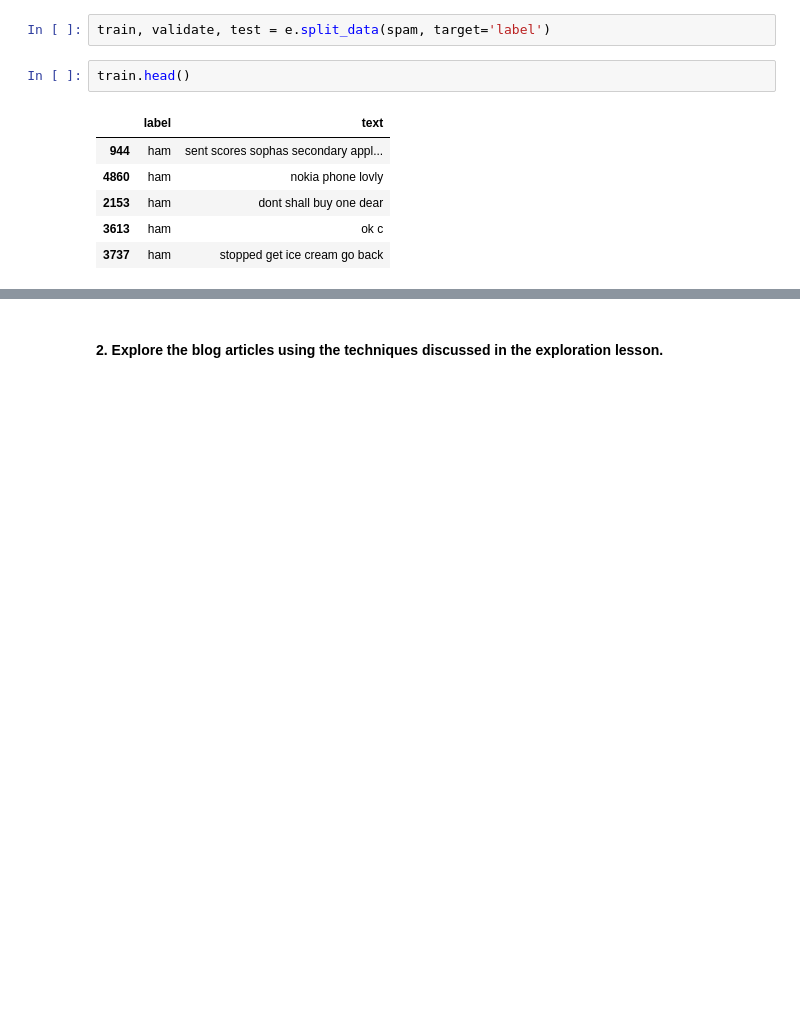
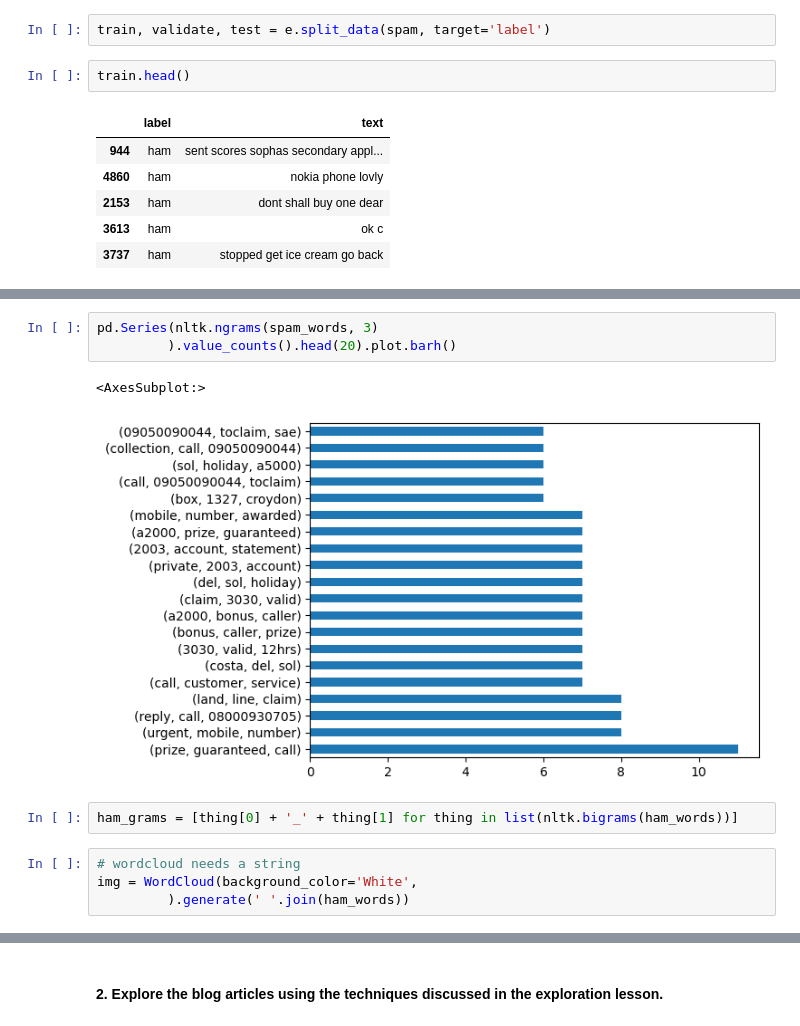
Before and after one commit to corey-baughman/017_NLP, a Jupyter notebook: 0512_explore.ipynb, the cells around one changed output, grey strips where cells are left out. Saved outputs shown, nothing was run; the diff lists cells and outputs as text; blank space fills up the shorter version.

```diff
--- a/0512_explore.ipynb
+++ b/0512_explore.ipynb
@@ -85,0 +161,12 @@ train.head()
+# %%
+pd.Series(nltk.ngrams(spam_words, 3)
+         ).value_counts().head(20).plot.barh()
+# %% [output]
+<AxesSubplot:>
+[figure, added]
+# %%
+ham_grams = [thing[0] + '_' + thing[1] for thing in list(nltk.bigrams(ham_words))]
+# %%
+# wordcloud needs a string
+img = WordCloud(background_color='White',
+         ).generate(' '.join(ham_words))
```
Also changed, not shown: parts of 42 cells of this notebook, 4 other files.
